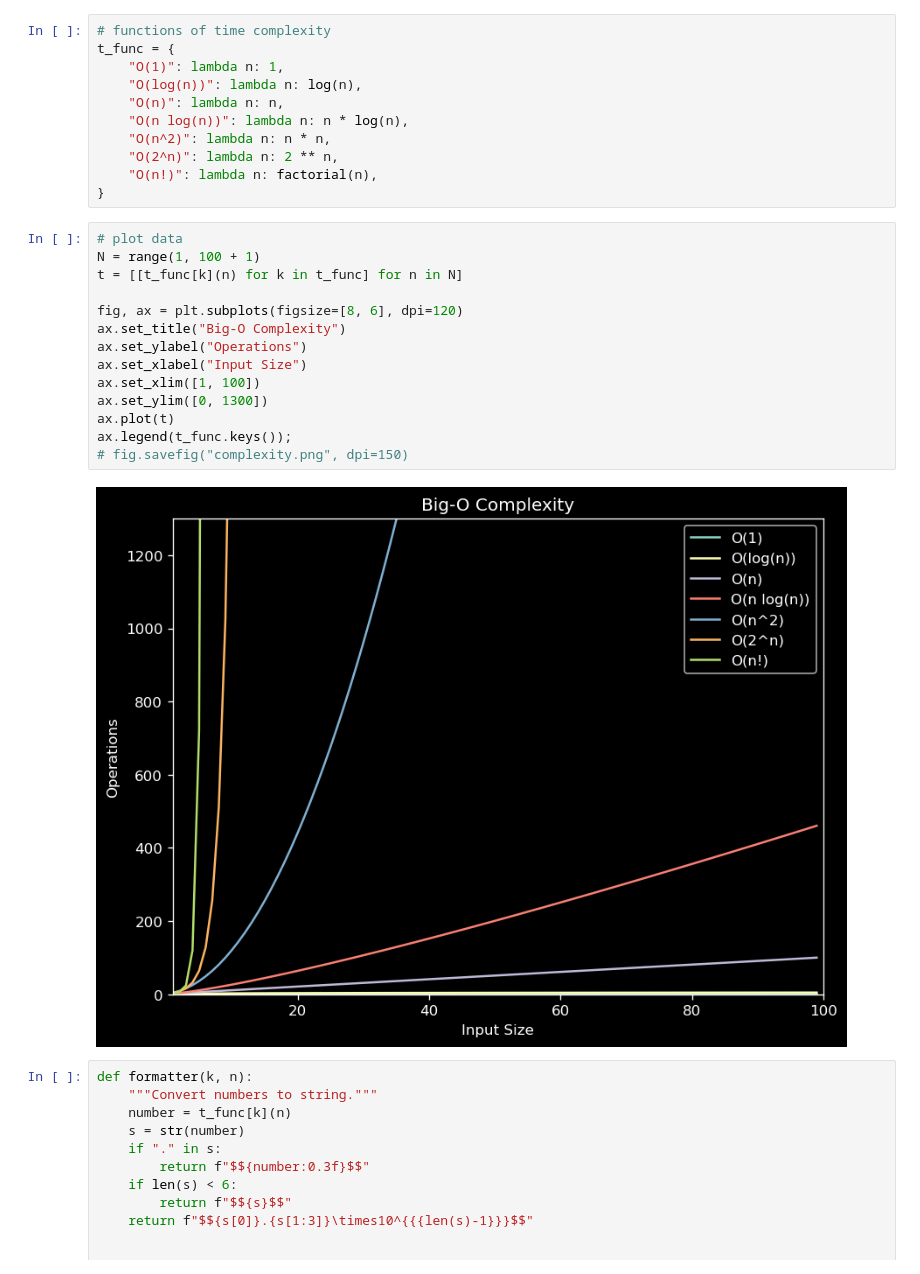
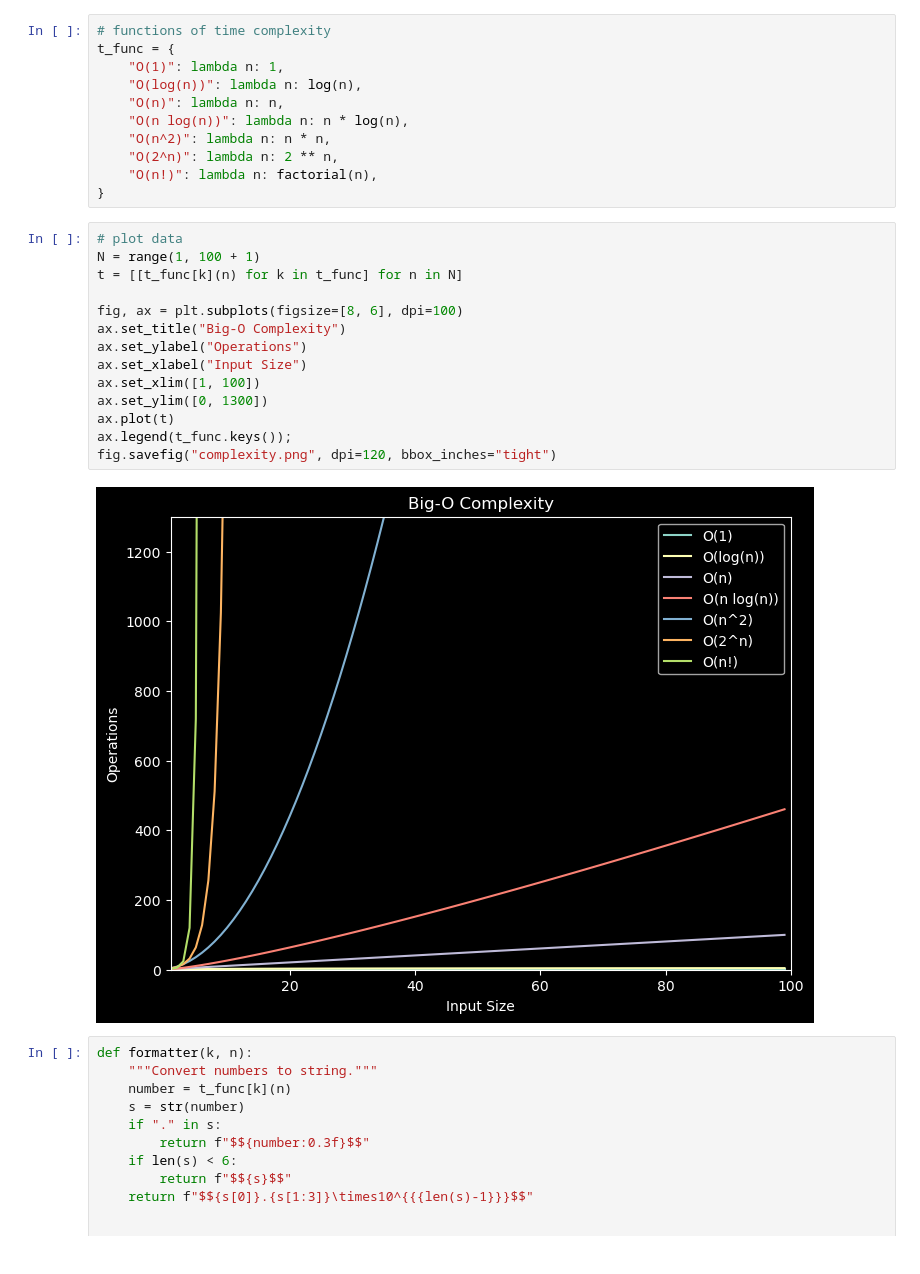
Before and after one commit to uea-teaching/computing-principles, a Jupyter notebook: notebooks/comparison_complexity.ipynb, the cells around one changed output. Cells and saved outputs as stored; diff of their text form.

```diff
--- a/notebooks/comparison_complexity.ipynb
+++ b/notebooks/comparison_complexity.ipynb
@@ -23,19 +23,19 @@ t_func = {
 # %%
 # plot data
 N = range(1, 100 + 1)
 t = [[t_func[k](n) for k in t_func] for n in N]
 
-fig, ax = plt.subplots(figsize=[8, 6], dpi=120)
+fig, ax = plt.subplots(figsize=[8, 6], dpi=100)
 ax.set_title("Big-O Complexity")
 ax.set_ylabel("Operations")
 ax.set_xlabel("Input Size")
 ax.set_xlim([1, 100])
 ax.set_ylim([0, 1300])
 ax.plot(t)
 ax.legend(t_func.keys());
-# fig.savefig("complexity.png", dpi=150)
+fig.savefig("complexity.png", dpi=120, bbox_inches="tight")
 # %% [output]
-[figure, old version]
+[figure, new version]
 # %%
 def formatter(k, n):
     """Convert numbers to string."""
```
Also changed, not shown: 2 other files.
